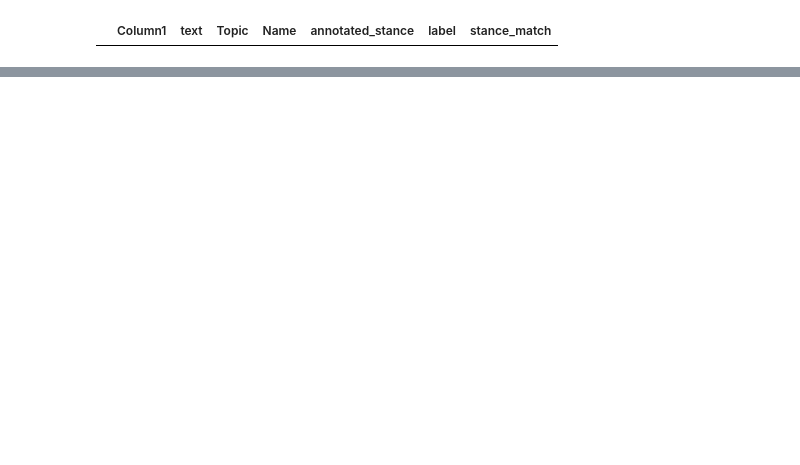
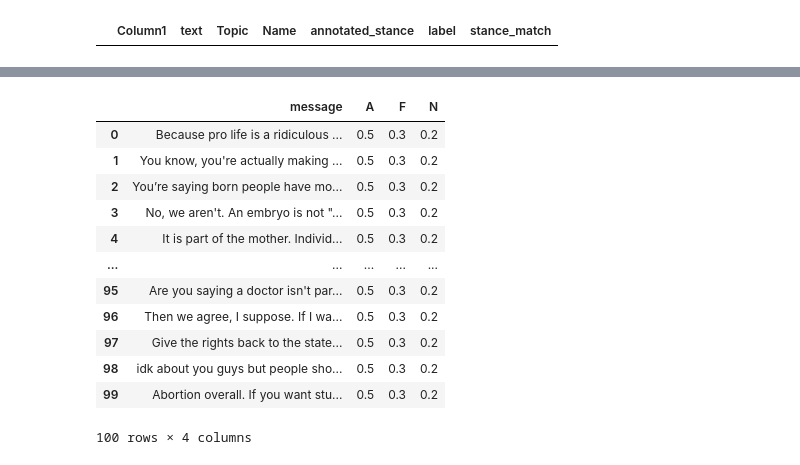
Before and after one commit to b0psheva27/BSc_project_polarization, a Jupyter notebook: 02_dataset_generation.ipynb, the cells around one changed output, grey strips where cells are left out. Saved outputs shown, nothing was run; the diff lists cells and outputs as text; code cells hidden in the pictures; blank space fills up the shorter version.

Commit message:
updated llama model prompting code and saved output to csv
Co-authored by: b0psheva27 <129192578+b0psheva27@users.noreply.github.com>

```diff
--- a/02_dataset_generation.ipynb
+++ b/02_dataset_generation.ipynb
@@ -152,0 +193,19 @@ mismatches
+# %%
+from transformers import AutoModelForCausalLM, AutoTokenizer
+from huggingface_hub import login
+import torch
+from datasets import load_dataset
+from sklearn.metrics import classification_report
+import pandas as pd
+
+# Step 1: Load and prepare the dataset
+dataset = load_dataset('csv', data_files={'train': 'annotated/annotated_train_data.csv', 'test': 'annotated/annotated_test_data.csv'})
+
+# dataset = load_dataset("csv", data_files="annotated/annotated_train_data.csv")
+dataset = dataset.rename_column("annotated_stance", "label")
+dataset = dataset.rename_column("w", "text")
+dataset = dataset.remove_columns(['Column1', 'Topic', 'Name', "Unnamed: 0"])
+train_dataset = dataset["train"]
+test_dataset = dataset["test"]
+
+reddit_messages = test_dataset["text"]
@@ -152,0 +248,22 @@ mismatches
+# %%
+df = pd.DataFrame(columns=["message", 'A', 'F', 'N'])
+for message in reddit_messages:
+    row_dict = {'A': 0.5, 'F': 0.3, 'N': 0.2, 'message': message}
+    # Convert row_dict to DataFrame and concatenate it
+    row_df = pd.DataFrame([row_dict])
+    df = pd.concat([df, row_df], ignore_index=True)
+df
+# %% [output]
+|  | message | A | F | N |
+| 0 | Because pro life is a ridiculous ... | 0.5 | 0.3 | 0.2 |
+| 1 | You know, you're actually making ... | 0.5 | 0.3 | 0.2 |
+| 2 | You’re saying born people have mo... | 0.5 | 0.3 | 0.2 |
+| 3 | No, we aren't. An embryo is not "... | 0.5 | 0.3 | 0.2 |
+| 4 | It is part of the mother. Individ... | 0.5 | 0.3 | 0.2 |
+| ... | ... | ... | ... | ... |
+| 95 | Are you saying a doctor isn't par... | 0.5 | 0.3 | 0.2 |
+| 96 | Then we agree, I suppose. If I wa... | 0.5 | 0.3 | 0.2 |
+| 97 | Give the rights back to the state... | 0.5 | 0.3 | 0.2 |
+| 98 | idk about you guys but people sho... | 0.5 | 0.3 | 0.2 |
+| 99 | Abortion overall. If you want stu... | 0.5 | 0.3 | 0.2 |
+100 rows × 4 columns
```
Also changed, not shown: parts of 7 cells of this notebook, 4 other files.
